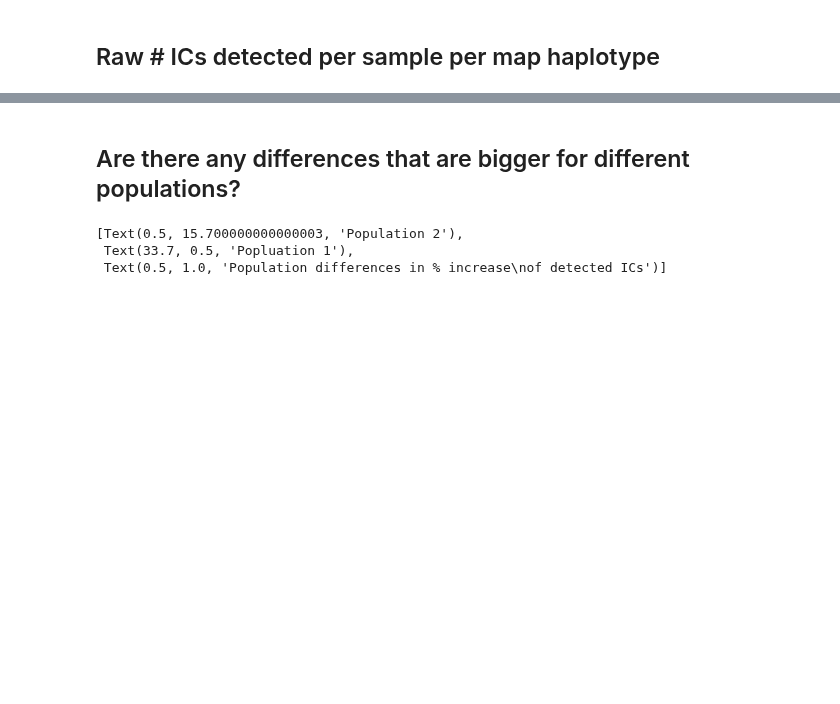
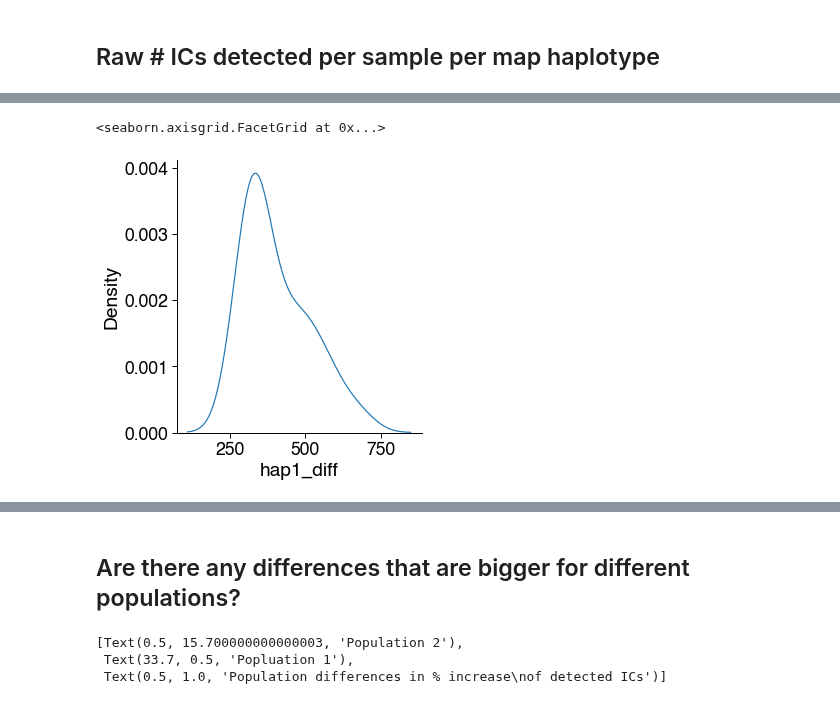
Before and after one commit to fairliereese/240903_pt, a Jupyter notebook: analysis/td_personal_analysis_ic.ipynb, the cells around one changed output, grey strips where cells are left out. Drawn from its saved outputs; the diff is of its cells as text; code cells hidden in the pictures; blank space fills up the shorter version.

```diff
--- a/analysis/td_personal_analysis_ic.ipynb
+++ b/analysis/td_personal_analysis_ic.ipynb
@@ -172,3 +182,10 @@ temp['hap1_diff'] = temp['hap1']-temp['hg38']
 temp['hap2_diff'] = temp['hap2']-temp['hg38']
 temp['hap1_perc_diff'] = (temp['hap1_diff']/temp['hg38'])*100
 temp['hap2_perc_diff'] = (temp['hap2_diff']/temp['hg38'])*100
+# %%
+sns.displot(temp,
+            kind='kde',
+            x='hap1_diff')
+# %% [output]
+<seaborn.axisgrid.FacetGrid at 0x...>
+[figure, added]
```
Also changed, not shown: parts of 12 cells of this notebook, 5 other files.
